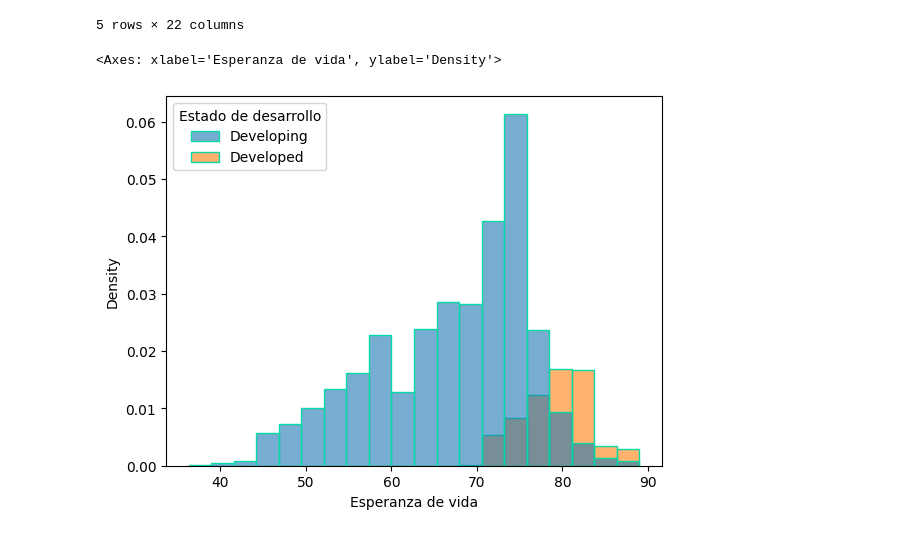
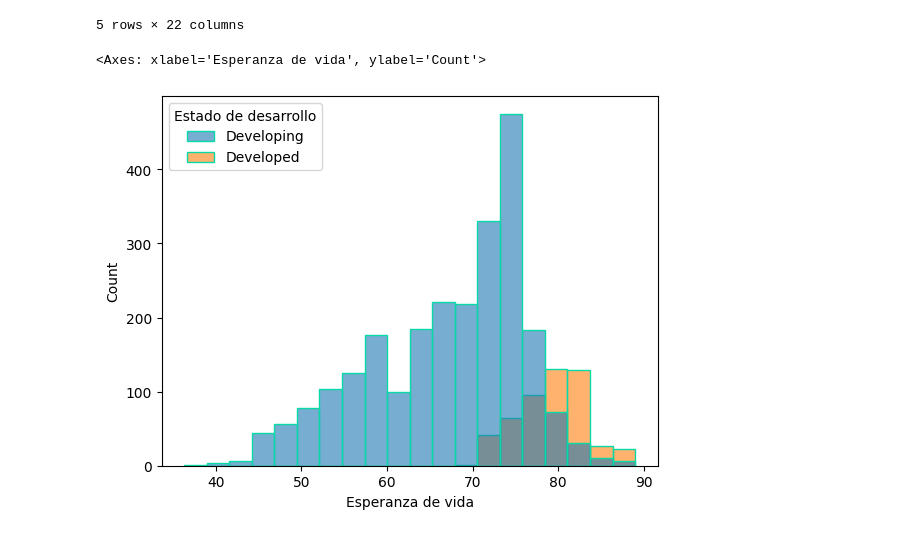
Before and after one commit to Korancito/LifeE.01.Coder, a Jupyter notebook: Nootebooks/Descriptivo.ipynb, the cells around one changed output. Cells and saved outputs as stored; diff of their text form; code cells hidden in the pictures.

```diff
--- a/Nootebooks/Descriptivo.ipynb
+++ b/Nootebooks/Descriptivo.ipynb
@@ -177,14 +177,15 @@ dfrenamed.head()
 | 4 | Afghanistan | 2011 | Developing | 59.2 | 275.0 | 71 | ... |
 5 rows × 22 columns
 # %%
+
 plt.figure()
 sns.histplot(data=dfrenamed,
               x = 'Esperanza de vida',
               alpha = 0.6,
               edgecolor = '#07DAA7',
-              stat = 'density',
+              stat = 'count',
               bins = 20,
               hue = 'Estado de desarrollo')
 # %% [output]
-<Axes: xlabel='Esperanza de vida', ylabel='Density'>
+<Axes: xlabel='Esperanza de vida', ylabel='Count'>
-[figure, old version]
+[figure, new version]
```
Also changed, not shown: parts of 6 cells of this notebook.
